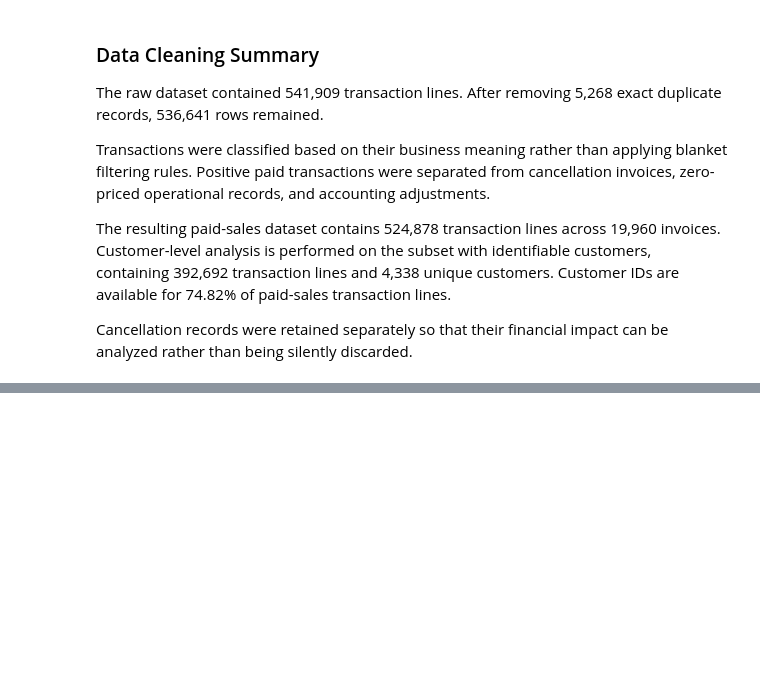
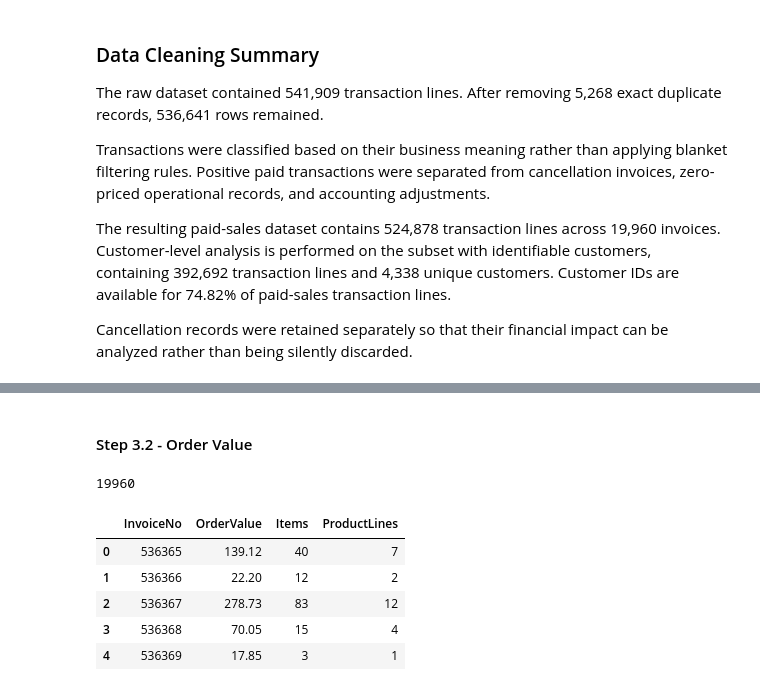
Before and after one commit to shokufa/ecommerce-sales-analysis, a Jupyter notebook: notebook/ecommerce_analysis.ipynb, the cells around one changed output, grey strips where cells are left out. Cells and saved outputs as stored; diff of their text form; code cells hidden in the pictures; blank space fills up the shorter version.

```diff
--- a/notebook/ecommerce_analysis.ipynb
+++ b/notebook/ecommerce_analysis.ipynb
@@ -587,0 +593,5 @@ Cancellation records were retained separately so that their financial impact can
+# %%
+sales_df["YearMonth"] = (
+    sales_df["InvoiceDate"]
+    .dt.to_period("M")
+)
@@ -587,0 +608,24 @@ Cancellation records were retained separately so that their financial impact can
+# %%
+sales_df["Weekday"] = sales_df["InvoiceDate"].dt.day_name()
+sales_df["Hour"] = sales_df["InvoiceDate"].dt.hour
+# %% [markdown]
+#### Step 3.2 - Order Value
+# %%
+orders_df = (
+    sales_df
+    .groupby(
+        ["InvoiceNo"],
+        as_index=False
+    )
+    .agg(
+        InvoiceDate=("InvoiceDate", "min"),
+        OrderValue=("Revenue", "sum"),
+        Items=("Quantity", "sum"),
+        ProductLines=("StockCode", "count"),
+        UniqueProducts=("StockCode", "nunique")
+    )
+)
+# %%
+len(orders_df)
+# %% [output]
+19960
@@ -587,0 +634,9 @@ Cancellation records were retained separately so that their financial impact can
+# %%
+orders_df.head()
+# %% [output]
+|  | InvoiceNo | OrderValue | Items | ProductLines |
+| 0 | 536365 | 139.12 | 40 | 7 |
+| 1 | 536366 | 22.20 | 12 | 2 |
+| 2 | 536367 | 278.73 | 83 | 12 |
+| 3 | 536368 | 70.05 | 15 | 4 |
+| 4 | 536369 | 17.85 | 3 | 1 |
```
Also changed, not shown: parts of 14 cells of this notebook.
